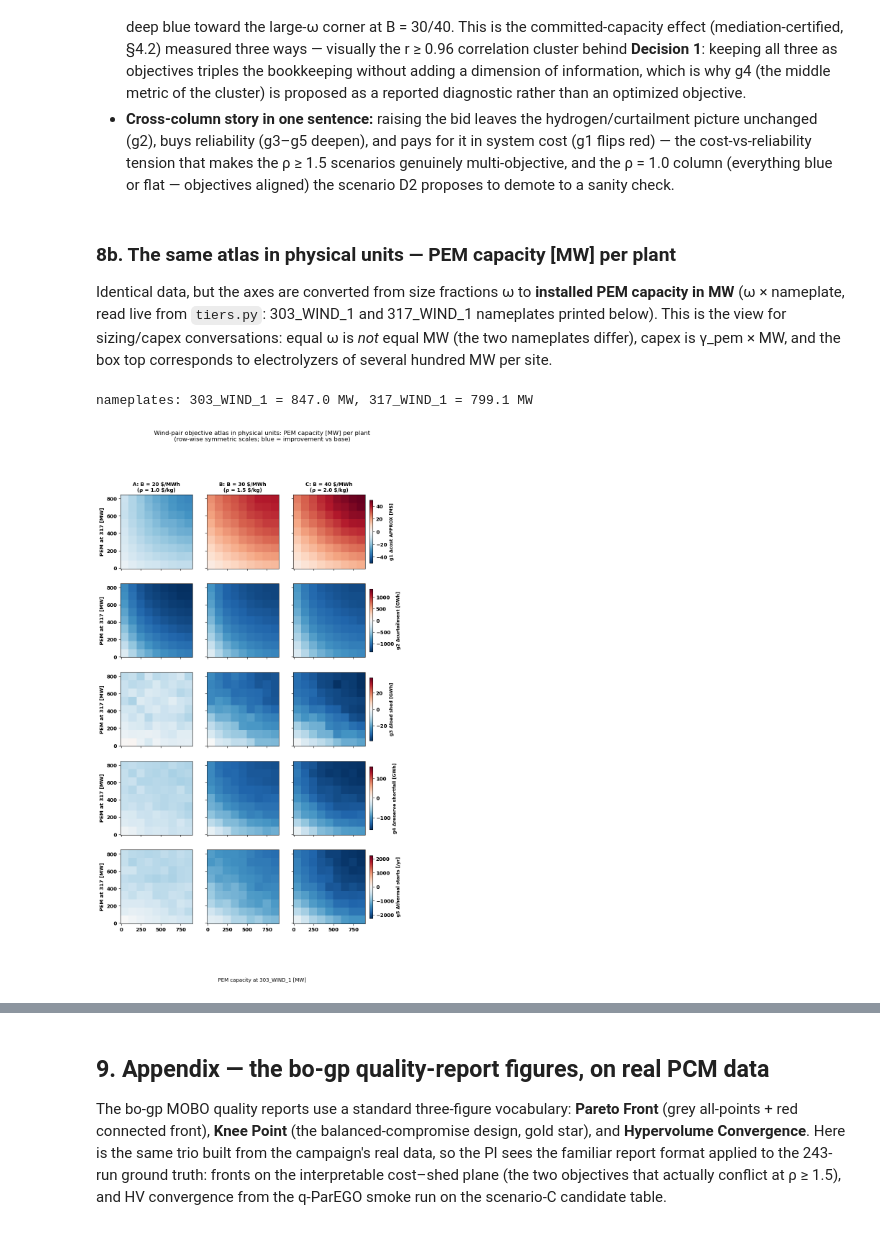
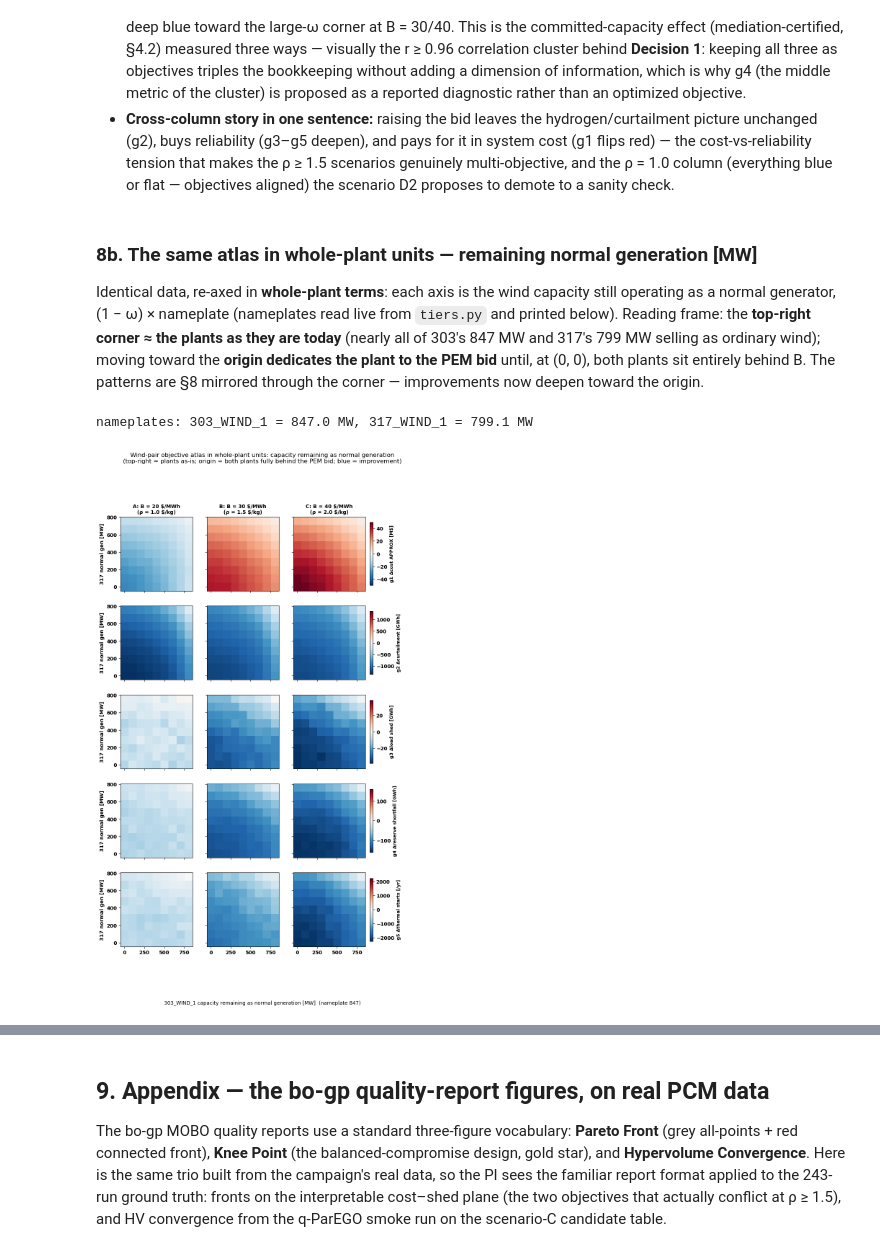
Before and after one commit to ylu283/RTS-GMLC, a Jupyter notebook: trial_0826/campaign/analysis/pi_0911/pi_0911.ipynb, the cells around one changed output, grey strips where cells are left out. Saved outputs shown, nothing was run; the diff lists cells and outputs as text; code cells hidden in the pictures.

Commit message:
pi_0911: 8b re-axed to whole-plant remaining normal generation [MW]

```diff
--- a/trial_0826/campaign/analysis/pi_0911/pi_0911.ipynb
+++ b/trial_0826/campaign/analysis/pi_0911/pi_0911.ipynb
@@ -703,42 +703,47 @@ plt.show()
   objectives aligned) the scenario D2 proposes to demote to a sanity
   check.
 # %% [markdown]
-### 8b. The same atlas in physical units — PEM capacity [MW] per plant
+### 8b. The same atlas in whole-plant units — remaining normal generation [MW]
 
-Identical data, but the axes are converted from size fractions ω to
-**installed PEM capacity in MW** (ω × nameplate, read live from
-`tiers.py`: 303_WIND_1 and 317_WIND_1 nameplates printed below). This is
-the view for sizing/capex conversations: equal ω is *not* equal MW (the
-two nameplates differ), capex is γ_pem × MW, and the box top corresponds
-to electrolyzers of several hundred MW per site.
+Identical data, re-axed in **whole-plant terms**: each axis is the wind
+capacity still operating as a normal generator, (1 − ω) × nameplate
+(nameplates read live from `tiers.py` and printed below). Reading frame:
+the **top-right corner ≈ the plants as they are today** (nearly all of
+303's 847 MW and 317's 799 MW selling as ordinary wind); moving toward
+the **origin dedicates the plant to the PEM bid** until, at (0, 0), both
+plants sit entirely behind B. The patterns are §8 mirrored through the
+corner — improvements now deepen toward the origin.
 # %%
 P303 = tiers_dict['wind_303']['gen_pmax']['303_WIND_1']
 P317 = tiers_dict['wind_317']['gen_pmax']['317_WIND_1']
 print(f'nameplates: 303_WIND_1 = {P303} MW, 317_WIND_1 = {P317} MW')
 fig, axes = plt.subplots(5, 3, figsize=(10.5, 15.5), sharex=True, sharey=True)
 for i, (col, label, scale) in enumerate(OBJ):
     grids = {}
     for t in SCEN:
         Z = co[t].assign(v=co[t][col] * scale).pivot(
             index='wind_317_omega', columns='wind_303_omega', values='v')
         grids[t] = Z
     vmax = max(np.abs(Z.values).max() for Z in grids.values())
     norm = matplotlib.colors.TwoSlopeNorm(vmin=-vmax, vcenter=0, vmax=vmax)
     for j, t in enumerate(SCEN):
         Z = grids[t]
-        pm = axes[i, j].pcolormesh(Z.columns * P303, Z.index * P317, Z.values,
-                                   norm=norm, cmap='RdBu_r', shading='nearest')
+        xg = (1.0 - Z.columns.values) * P303   # remaining normal generation, MW
+        yg = (1.0 - Z.index.values) * P317
+        pm = axes[i, j].pcolormesh(xg, yg, Z.values, norm=norm,
+                                   cmap='RdBu_r', shading='nearest')
         if i == 0:
             axes[0, j].set_title(f'{t}: B = {int(20 * SCEN[t])} \$/MWh\n(ρ = {SCEN[t]} \$/kg)', fontsize=10)
     cb = fig.colorbar(pm, ax=axes[i, :], shrink=0.85, pad=0.015)
     cb.set_label(label, fontsize=9)
-fig.supxlabel('PEM capacity at 303_WIND_1 [MW]', fontsize=10, y=0.005)
+fig.supxlabel('303_WIND_1 capacity remaining as normal generation [MW]  (nameplate 847)', fontsize=10, y=0.005)
 for i in range(5):
-    axes[i, 0].set_ylabel('PEM at 317 [MW]')
-fig.suptitle('Wind-pair objective atlas in physical units: PEM capacity [MW] per plant\n'
-             '(row-wise symmetric scales; blue = improvement vs base)', fontsize=12, y=0.995)
+    axes[i, 0].set_ylabel('317 normal gen [MW]')
+fig.suptitle('Wind-pair objective atlas in whole-plant units: capacity remaining as normal generation\n'
+             '(top-right ≈ plants as-is; origin = both plants fully behind the PEM bid; blue = improvement)',
+             fontsize=12, y=0.995)
 plt.show()
 # %% [output]
 nameplates: 303_WIND_1 = 847.0 MW, 317_WIND_1 = 799.1 MW
-[figure, old version]
+[figure, new version]
 # %% [markdown]
```
Also changed, not shown: parts of 1 cell of this notebook, 2 other files.
